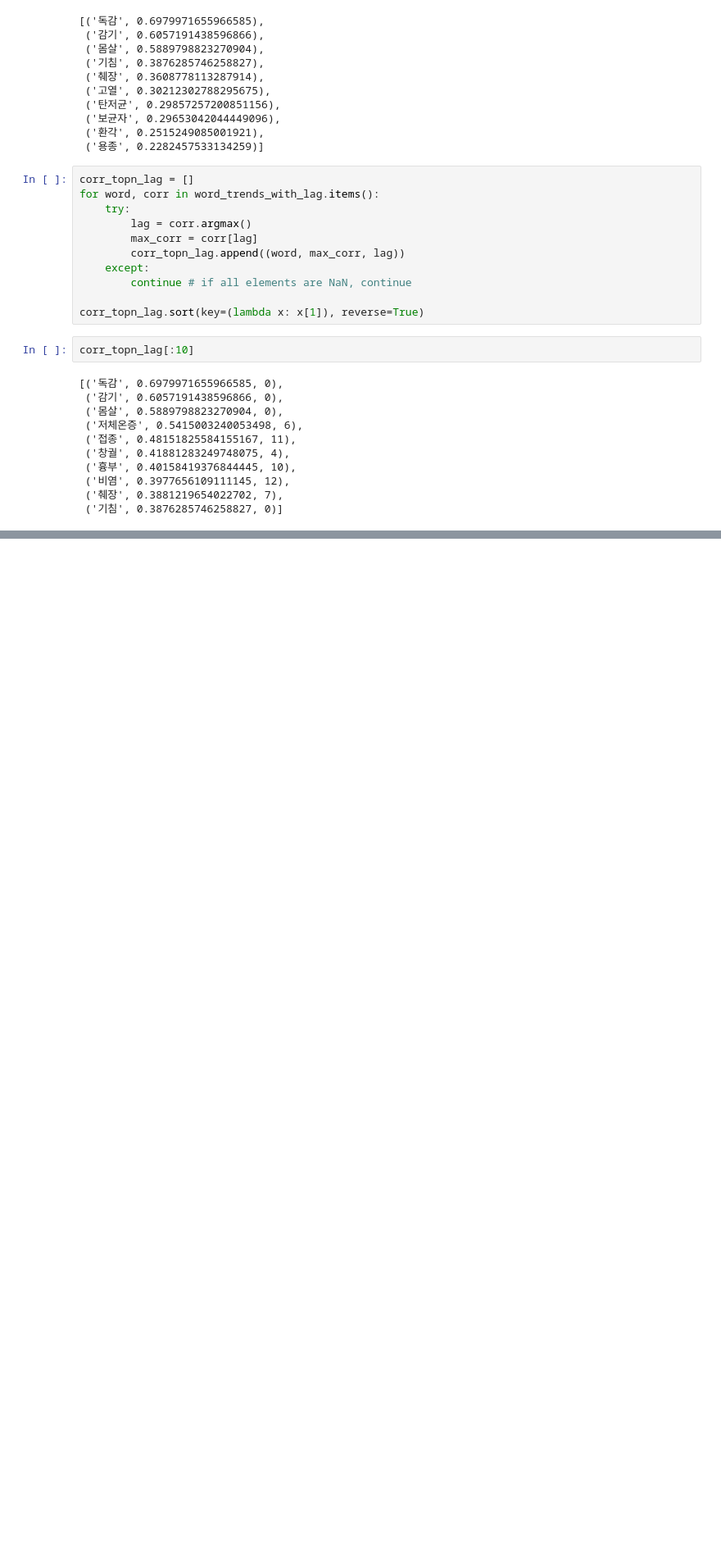
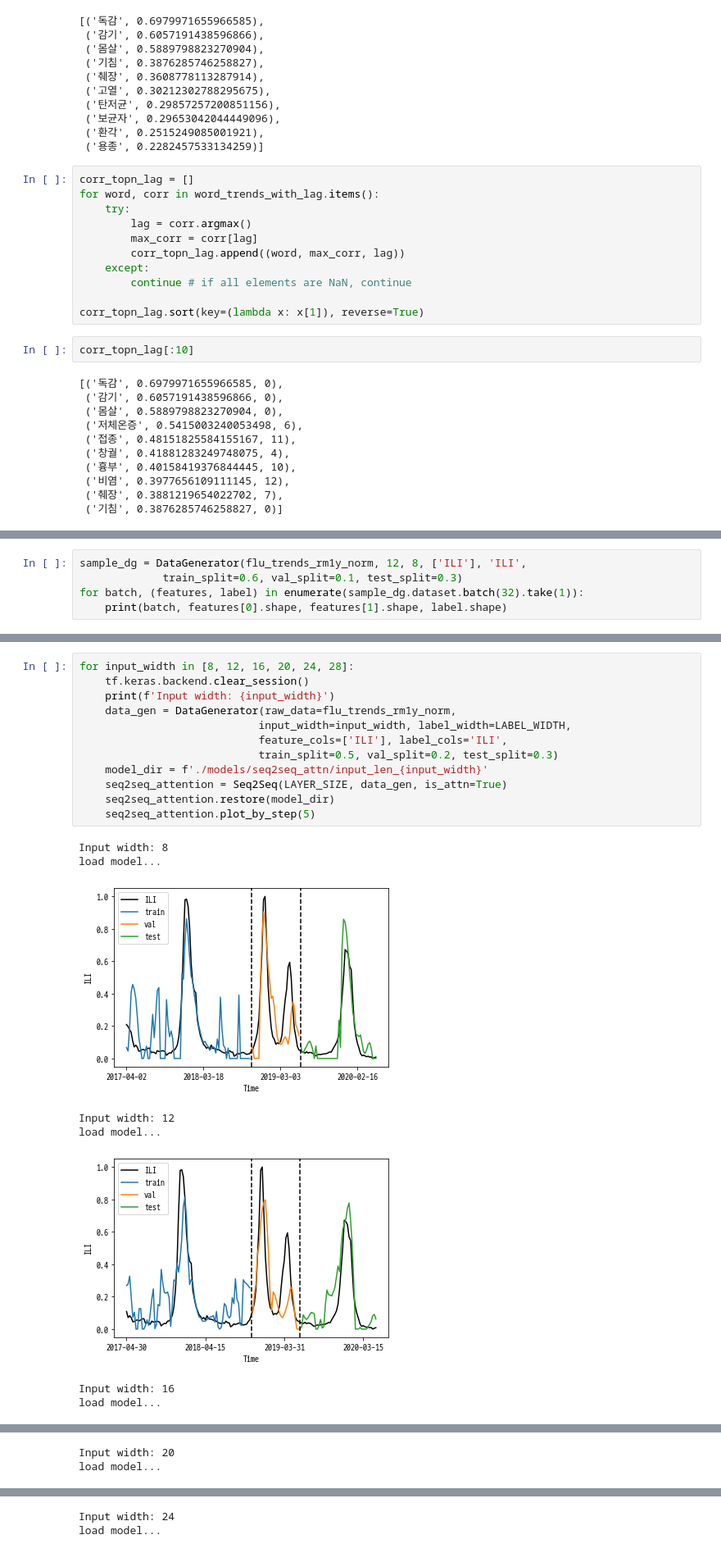
Before and after one commit to Kim-inhwan/multi-encoding-based-influenza-forecasting, a Jupyter notebook: analysis.ipynb, the cells around one changed output, grey strips where cells are left out. Shown at 82% size. Saved outputs shown, nothing was run; the diff lists cells and outputs as text; blank space fills up the shorter version.

```diff
--- a/analysis.ipynb
+++ b/analysis.ipynb
@@ -271,0 +332,5 @@ corr_topn_lag[:10]
+# %%
+sample_dg = DataGenerator(flu_trends_rm1y_norm, 12, 8, ['ILI'], 'ILI',
+             train_split=0.6, val_split=0.1, test_split=0.3)
+for batch, (features, label) in enumerate(sample_dg.dataset.batch(32).take(1)):
+    print(batch, features[0].shape, features[1].shape, label.shape)
@@ -271,0 +699,21 @@ corr_topn_lag[:10]
+# %%
+for input_width in [8, 12, 16, 20, 24, 28]:
+    tf.keras.backend.clear_session()
+    print(f'Input width: {input_width}')
+    data_gen = DataGenerator(raw_data=flu_trends_rm1y_norm,
+                            input_width=input_width, label_width=LABEL_WIDTH,
+                            feature_cols=['ILI'], label_cols='ILI',
+                            train_split=0.5, val_split=0.2, test_split=0.3)
+    model_dir = f'./models/seq2seq_attn/input_len_{input_width}'
+    seq2seq_attention = Seq2Seq(LAYER_SIZE, data_gen, is_attn=True)
+    seq2seq_attention.restore(model_dir)
+    seq2seq_attention.plot_by_step(5)
+# %% [output]
+Input width: 8
+load model...
+[figure, added]
+Input width: 12
+load model...
+[figure, added]
+Input width: 16
+load model...
@@ -271,0 +721,2 @@ corr_topn_lag[:10]
+Input width: 20
+load model...
@@ -271,0 +724,2 @@ corr_topn_lag[:10]
+Input width: 24
+load model...
```
Also changed, not shown: parts of 25 cells of this notebook, 3 other files.
